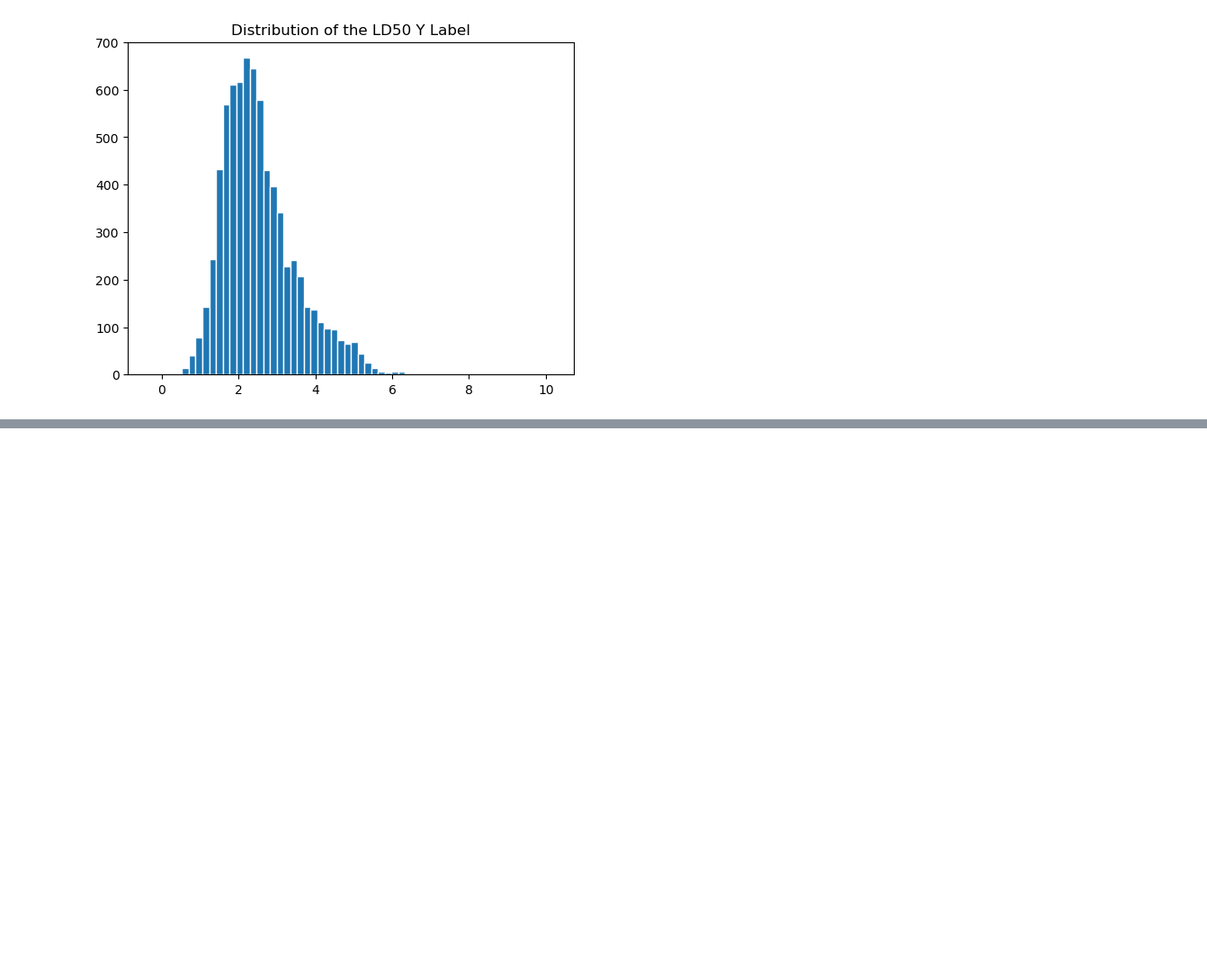
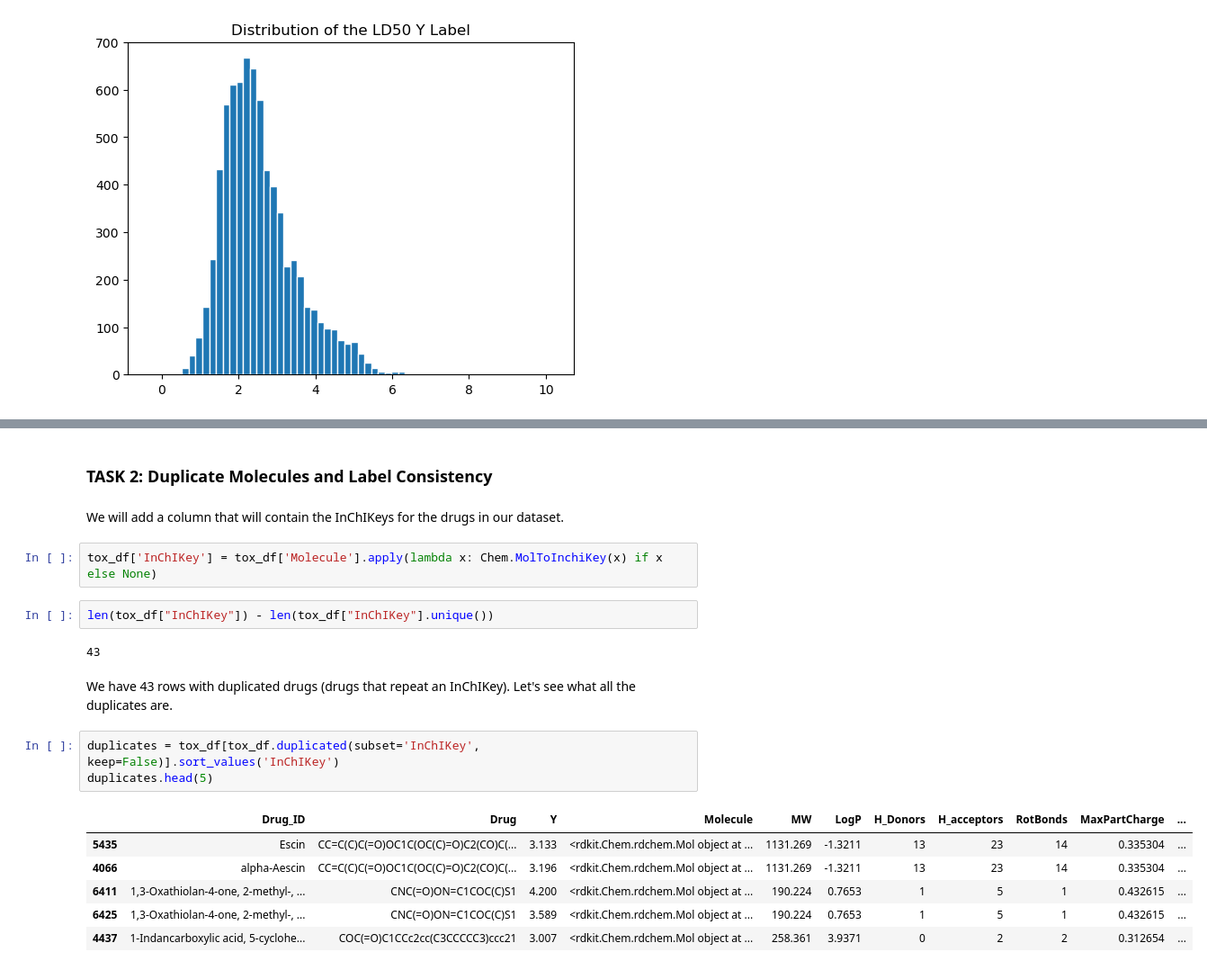
Before and after one commit to admtr/bioinf_25_26_project2, a Jupyter notebook: prediction_of_molecule_properties.ipynb, the cells around one changed output, grey strips where cells are left out. Shown at 90% size. Cells and saved outputs as stored; diff of their text form; blank space fills up the shorter version.

Commit message:
Task 2

```diff
--- a/prediction_of_molecule_properties.ipynb
+++ b/prediction_of_molecule_properties.ipynb
@@ -117,0 +118,22 @@ As we can see, most on the drugs in our data set have lower toxicity.
+# %% [markdown]
+### TASK 2: Duplicate Molecules and Label Consistency
+# %% [markdown]
+We will add a column that will contain the InChIKeys for the drugs in our dataset.
+# %%
+tox_df['InChIKey'] = tox_df['Molecule'].apply(lambda x: Chem.MolToInchiKey(x) if x else None)
+# %%
+len(tox_df["InChIKey"]) - len(tox_df["InChIKey"].unique())
+# %% [output]
+43
+# %% [markdown]
+We have 43 rows with duplicated drugs (drugs that repeat an InChIKey). Let's see what all the duplicates are.
+# %%
+duplicates = tox_df[tox_df.duplicated(subset='InChIKey', keep=False)].sort_values('InChIKey')
+duplicates.head(5)
+# %% [output]
+|  | Drug_ID | Drug | Y | Molecule | MW | LogP | H_Donors | H_acceptors | RotBonds | MaxPartCharge | ... |
+| 5435 | Escin | CC=C(C)C(=O)OC1C(OC(C)=O)C2(CO)C(... | 3.133 | <rdkit.Chem.rdchem.Mol object at ... | 1131.269 | -1.3211 | 13 | 23 | 14 | 0.335304 | ... |
+| 4066 | alpha-Aescin | CC=C(C)C(=O)OC1C(OC(C)=O)C2(CO)C(... | 3.196 | <rdkit.Chem.rdchem.Mol object at ... | 1131.269 | -1.3211 | 13 | 23 | 14 | 0.335304 | ... |
+| 6411 | 1,3-Oxathiolan-4-one, 2-methyl-, ... | CNC(=O)ON=C1COC(C)S1 | 4.200 | <rdkit.Chem.rdchem.Mol object at ... | 190.224 | 0.7653 | 1 | 5 | 1 | 0.432615 | ... |
+| 6425 | 1,3-Oxathiolan-4-one, 2-methyl-, ... | CNC(=O)ON=C1COC(C)S1 | 3.589 | <rdkit.Chem.rdchem.Mol object at ... | 190.224 | 0.7653 | 1 | 5 | 1 | 0.432615 | ... |
+| 4437 | 1-Indancarboxylic acid, 5-cyclohe... | COC(=O)C1CCc2cc(C3CCCCC3)ccc21 | 3.007 | <rdkit.Chem.rdchem.Mol object at ... | 258.361 | 3.9371 | 0 | 2 | 2 | 0.312654 | ... |
```
Also changed, not shown: parts of 4 cells of this notebook.
